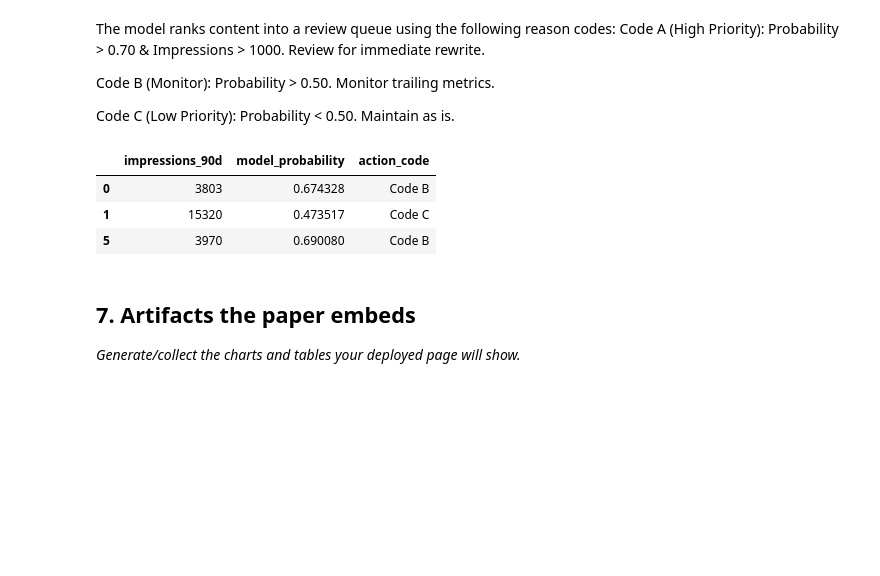
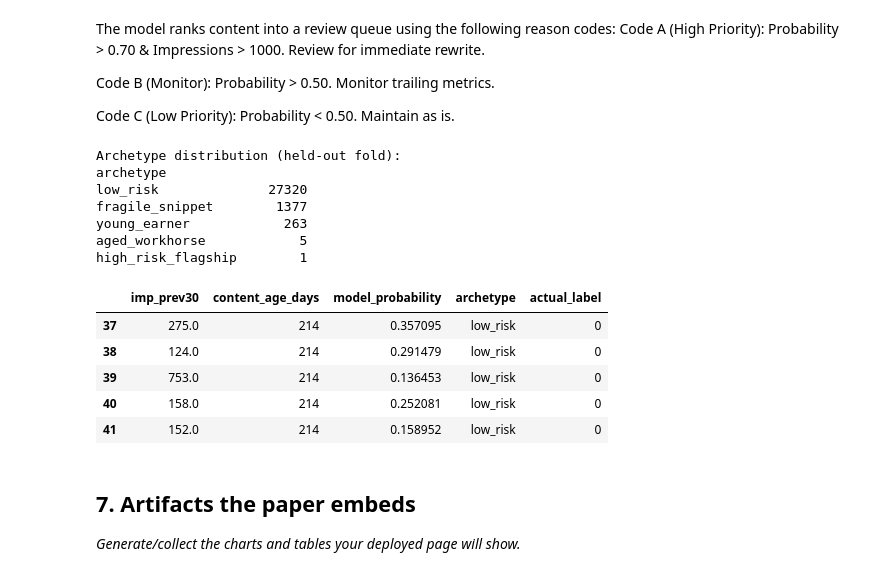
Before and after one commit to Basil-Maqbool/flyrank-internship-assignment1, a Jupyter notebook: work/notebooks/capstone.ipynb, the cells around one changed output. Cells and saved outputs as stored; diff of their text form; code cells hidden in the pictures; blank space fills up the shorter version.

```diff
--- a/work/notebooks/capstone.ipynb
+++ b/work/notebooks/capstone.ipynb
@@ -133,17 +253,36 @@ Code B (Monitor): Probability > 0.50. Monitor trailing metrics.
 
 Code C (Low Priority): Probability < 0.50. Maintain as is.
 # %%
-def assign_code(row):
-    if row['model_probability'] > 0.70 and row['impressions_90d'] > 1000: return 'Code A'
-    elif row['model_probability'] >= 0.50: return 'Code B'
-    else: return 'Code C'
-test_df['action_code'] = test_df.apply(assign_code, axis=1)
-display(test_df[['impressions_90d', 'model_probability', 'action_code']].head(3))
+def assign_archetype(row):
+    if row['model_probability'] > 0.70 and row['imp_prev30'] > 3000:
+        return 'high_risk_flagship'
+    elif row['model_probability'] >= 0.50 and row['content_age_days'] >= 365:
+        return 'aged_workhorse'
+    elif row['model_probability'] >= 0.50 and row['content_age_days'] < 90:
+        return 'young_earner'
+    elif row['model_probability'] >= 0.50:
+        return 'fragile_snippet'
+    else:
+        return 'low_risk'
+
+test_df['archetype'] = test_df.apply(assign_archetype, axis=1)
+print("Archetype distribution (held-out fold):")
+print(test_df['archetype'].value_counts().to_string())
+display(test_df[['imp_prev30', 'content_age_days', 'model_probability', 'archetype', 'actual_label']].head(5))
 # %% [output]
+Archetype distribution (held-out fold):
+archetype
+low_risk              27320
+fragile_snippet        1377
+young_earner            263
+aged_workhorse            5
+high_risk_flagship        1
-|  | impressions_90d | model_probability | action_code |
-| 0 | 3803 | 0.674328 | Code B |
-| 1 | 15320 | 0.473517 | Code C |
-| 5 | 3970 | 0.690080 | Code B |
+|  | imp_prev30 | content_age_days | model_probability | archetype | actual_label |
+| 37 | 275.0 | 214 | 0.357095 | low_risk | 0 |
+| 38 | 124.0 | 214 | 0.291479 | low_risk | 0 |
+| 39 | 753.0 | 214 | 0.136453 | low_risk | 0 |
+| 40 | 158.0 | 214 | 0.252081 | low_risk | 0 |
+| 41 | 152.0 | 214 | 0.158952 | low_risk | 0 |
 # %% [markdown]
 ## 7. Artifacts the paper embeds
 
```
Also changed, not shown: parts of 14 cells of this notebook, 20 other files.
